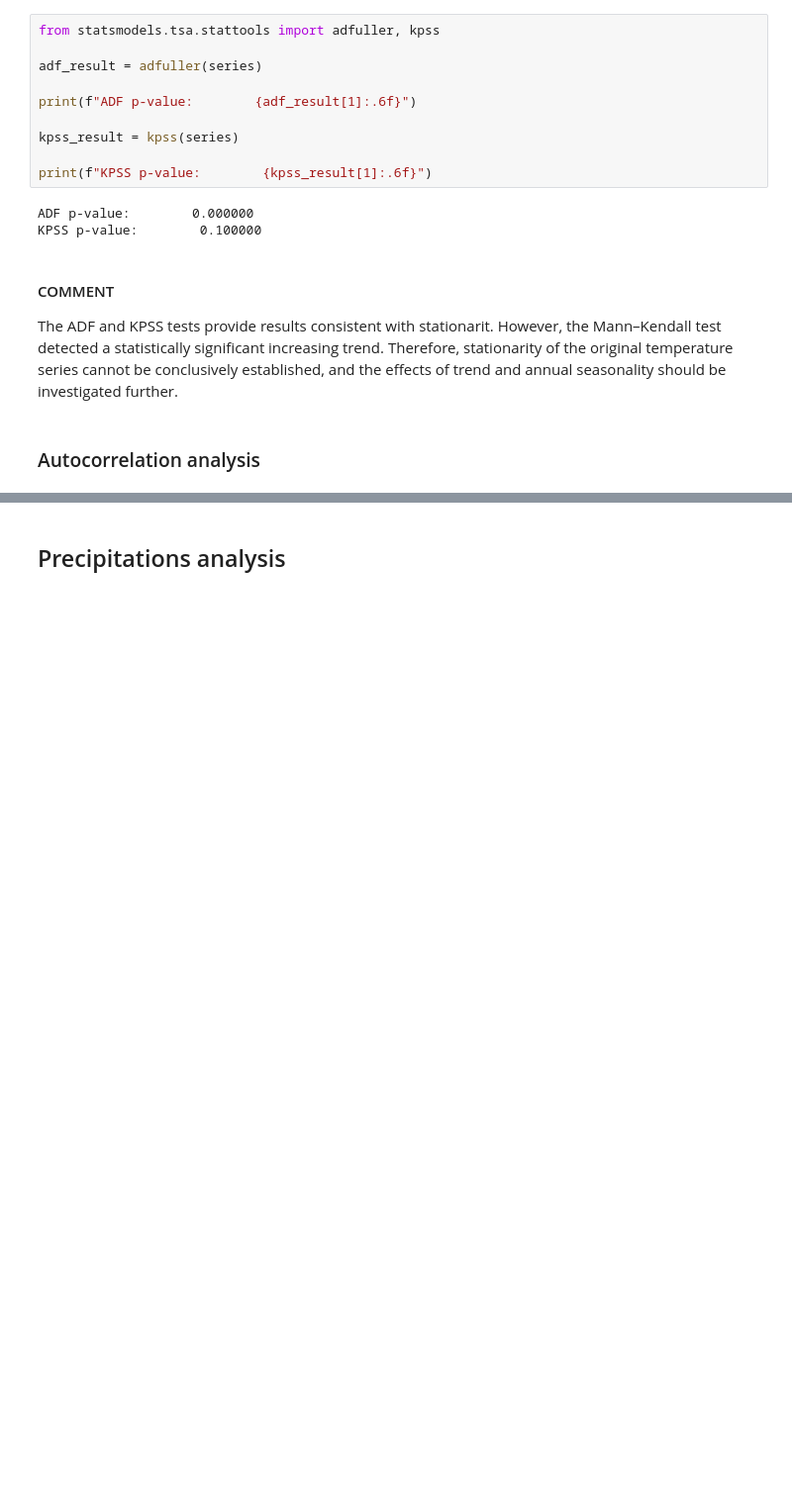
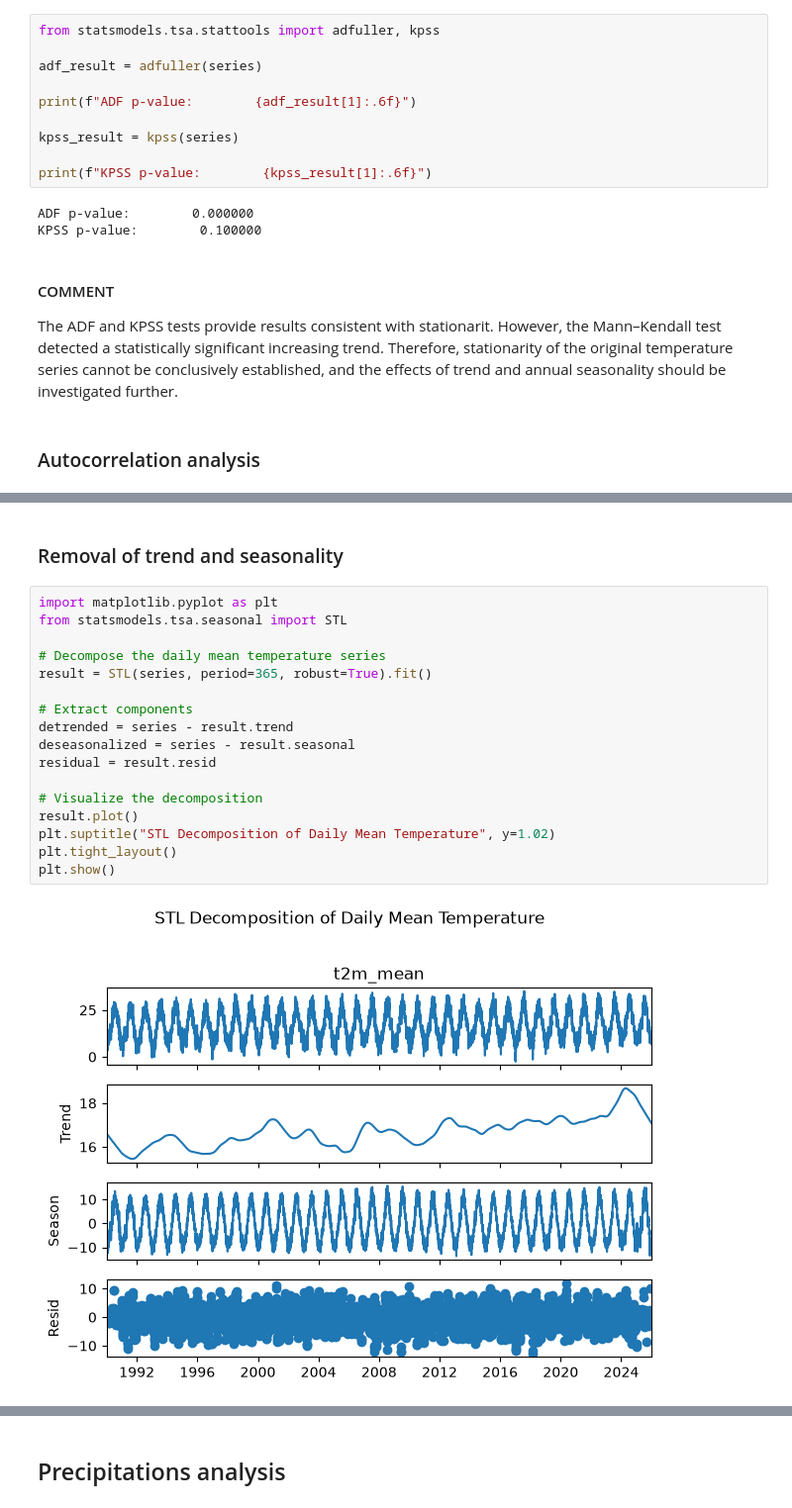
Before and after one commit to SinghSahiljit44/Weather_forecasting, a Jupyter notebook: notebooks/data_analysis.ipynb, the cells around one changed output, grey strips where cells are left out. Shown at 99% size. Drawn from its saved outputs; the diff is of its cells as text; blank space fills up the shorter version.

```diff
--- a/notebooks/data_analysis.ipynb
+++ b/notebooks/data_analysis.ipynb
@@ -443,0 +480,21 @@ The ADF and KPSS tests provide results consistent with stationarit. However, the
+# %% [markdown]
+### Removal of trend and seasonality
+# %%
+import matplotlib.pyplot as plt
+from statsmodels.tsa.seasonal import STL
+
+# Decompose the daily mean temperature series
+result = STL(series, period=365, robust=True).fit()
+
+# Extract components
+detrended = series - result.trend
+deseasonalized = series - result.seasonal
+residual = result.resid
+
+# Visualize the decomposition
+result.plot()
+plt.suptitle("STL Decomposition of Daily Mean Temperature", y=1.02)
+plt.tight_layout()
+plt.show()
+# %% [output]
+[figure, added]
```
Also changed, not shown: parts of 26 cells of this notebook.
